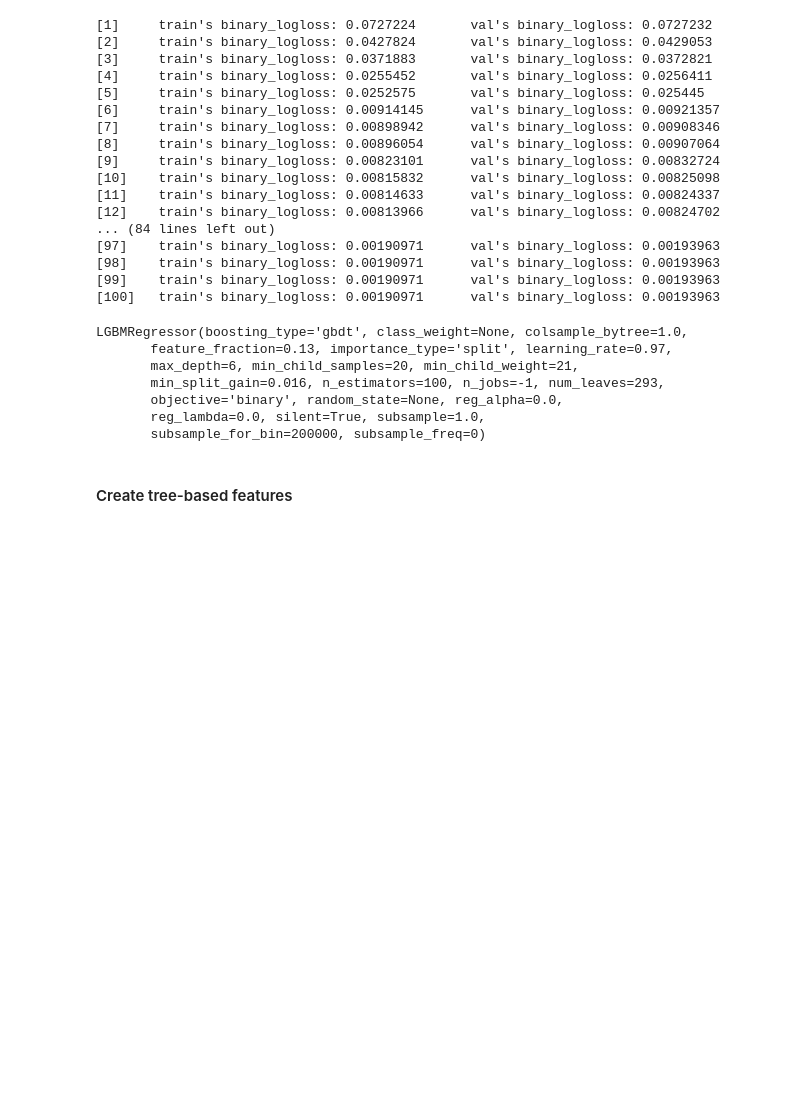
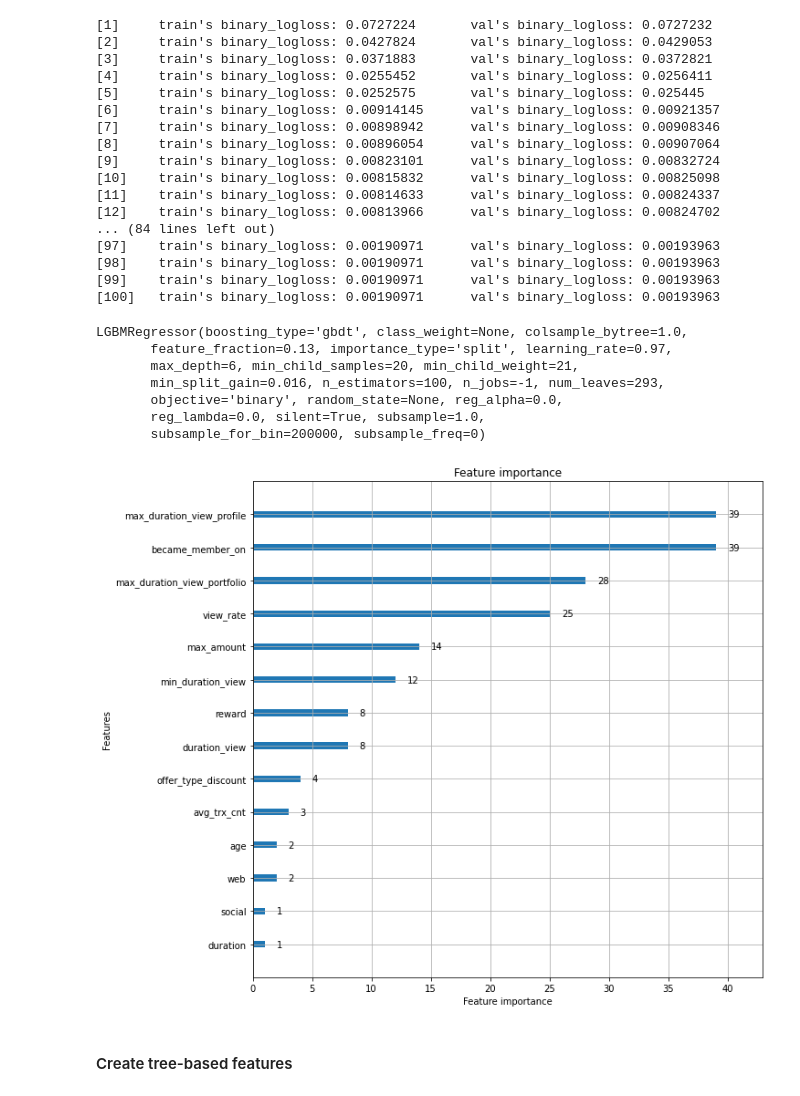
Before and after one commit to elleooh/design_starbucks_rewards_program, a Jupyter notebook: 4_Modeling.ipynb, the cells around one changed output. Saved outputs shown, nothing was run; the diff lists cells and outputs as text; code cells hidden in the pictures; blank space fills up the shorter version.

```diff
--- a/4_Modeling.ipynb
+++ b/4_Modeling.ipynb
@@ -191,6 +191,11 @@ LGBMRegressor(boosting_type='gbdt', class_weight=None, colsample_bytree=1.0,
        subsample_for_bin=200000, subsample_freq=0)
 # %%
 model = gbm.booster_
+# %%
+lgb.plot_importance(model, max_num_features=20, figsize=(10,10))
+plt.show()
+# %% [output]
+[figure, added]
 # %% [markdown]
 #### Create tree-based features
 # %%
```
Also changed, not shown: parts of 16 cells of this notebook.
